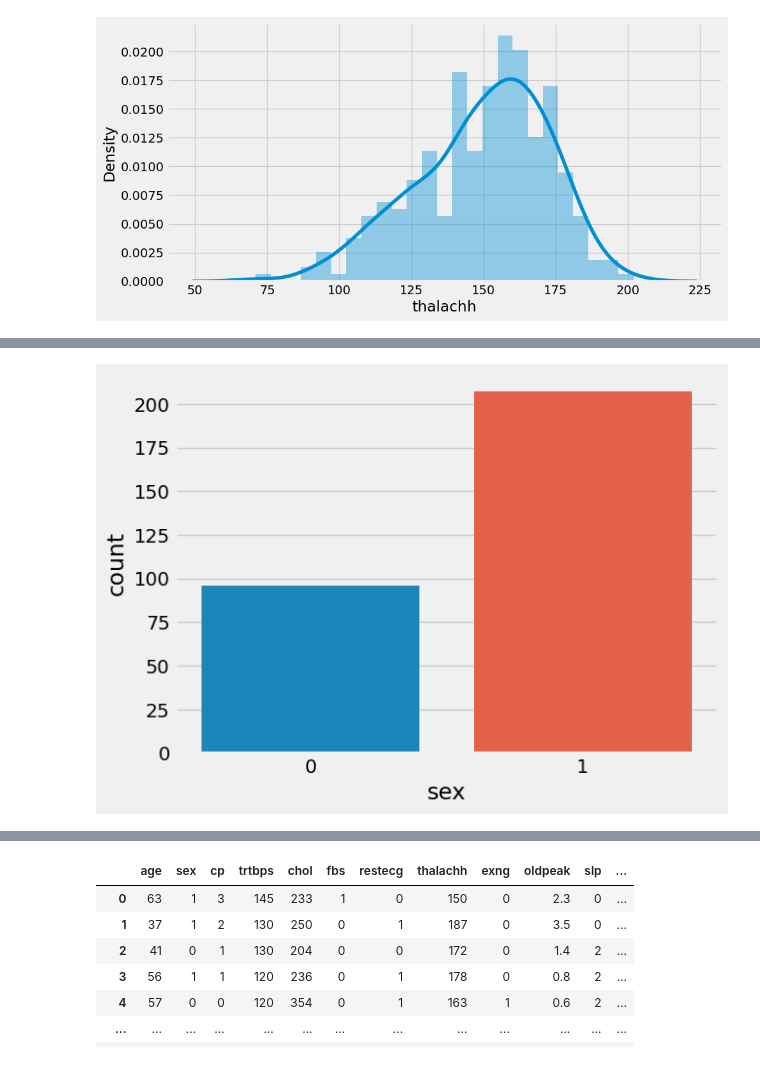
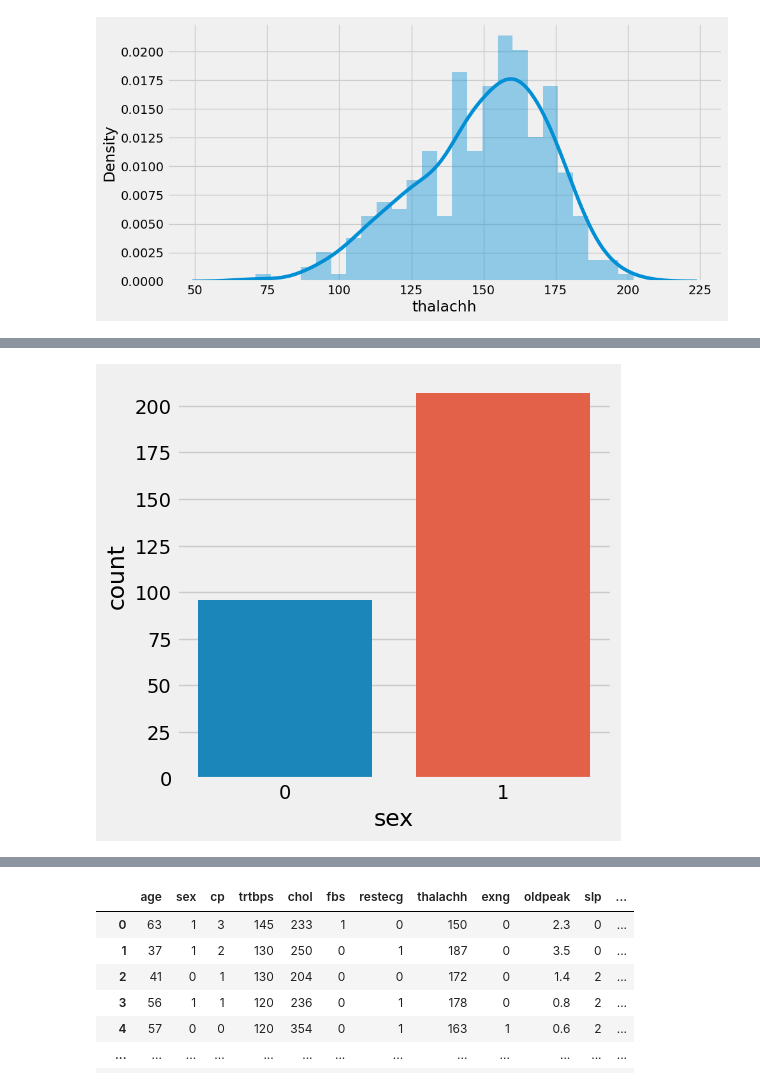
Before and after one commit to Sithysak/Heart-Attack-Prediction, a Jupyter notebook: Predict Heart Attack.ipynb, the cells around one changed output, grey strips where cells are left out. Drawn from its saved outputs; the diff is of its cells as text; code cells hidden in the pictures.

Commit message:
Visualize

```diff
--- a/Predict Heart Attack.ipynb
+++ b/Predict Heart Attack.ipynb
@@ -227,5 +233,6 @@ https://gist.github.com/mwaskom/de44147ed2974457ad6372750bbe5751
 # %%
+plt.figure(figsize = (5, 5))
 sns.countplot(x='sex', data=df)
 plt.show()
 # %% [output]
-[figure, old version]
+[figure, new version]
```
Also changed, not shown: parts of 12 cells of this notebook.
